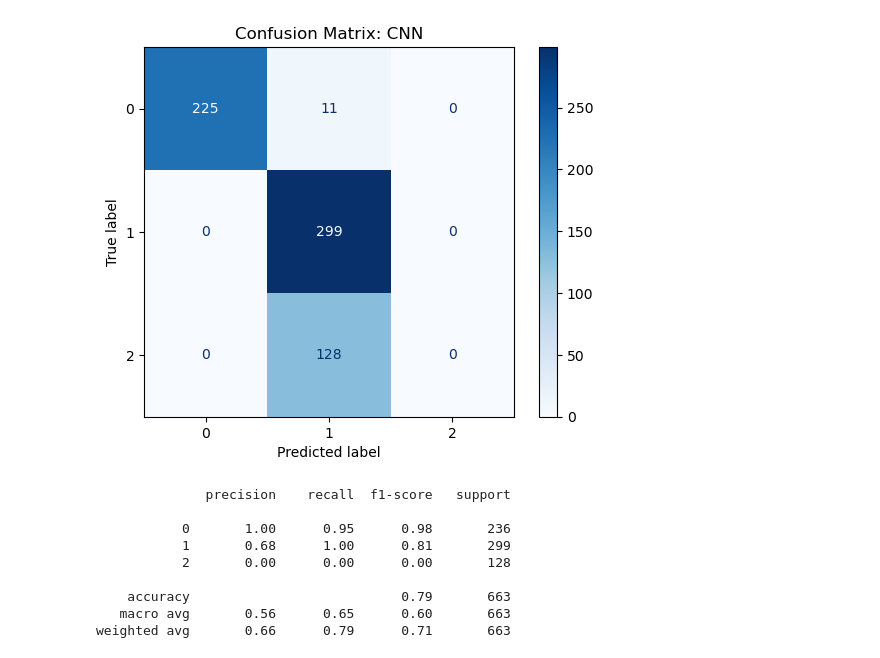
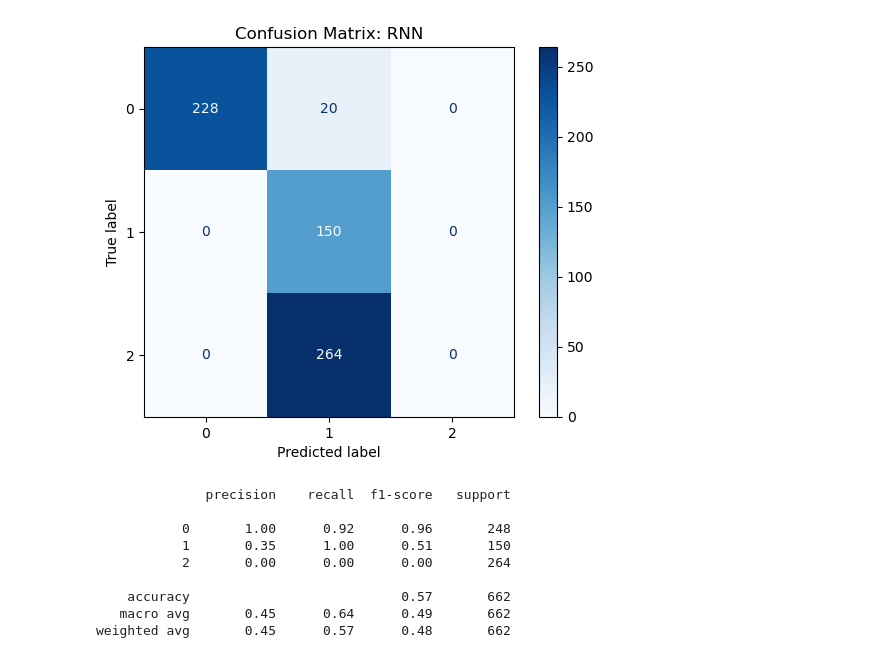
Before and after one commit to Jordan-18/PPL-CS-Prioritization-, a Jupyter notebook: rnn.hierarchical.ipynb, the cells around one changed output. Drawn from its saved outputs; the diff is of its cells as text; code cells hidden in the pictures.

```diff
--- a/rnn.hierarchical.ipynb
+++ b/rnn.hierarchical.ipynb
@@ -31,7 +24,7 @@ model = Sequential()
 model.add(LSTM(64, input_shape=(X_train.shape[1], 1)))
 model.add(Dense(1, activation='sigmoid'))
 # %%
-model.compile(loss='binary_crossentropy', optimizer='adam', metrics=['accuracy'])
+model.compile(loss='binary_crossentropy', optimizer='Adam', metrics=['accuracy'])
 
 model.fit(X_train, y_train, epochs=10, batch_size=32, validation_data=(X_test, y_test))
 
@@ -61,20 +54,20 @@ Accuracy:  [-11.878830909729004, 0.7903469204902649]
 # %%
 cm = confusion_matrix(y_test, y_pred)
 disp = ConfusionMatrixDisplay(confusion_matrix=cm)
 disp.plot(cmap='Blues', values_format='d')
-plt.title("Confusion Matrix: CNN")
+plt.title("Confusion Matrix: RNN")
 plt.show()
 # %% [output]
-[figure, old version]
+[figure, new version]
 # %%
 print(classification_report(y_test, y_pred))
 # %% [output]
               precision    recall  f1-score   support
 
-           0       1.00      0.95      0.98       236
-           1       0.68      1.00      0.81       299
-           2       0.00      0.00      0.00       128
+           0       1.00      0.92      0.96       248
+           1       0.35      1.00      0.51       150
+           2       0.00      0.00      0.00       264
 
-    accuracy                           0.79       663
-   macro avg       0.56      0.65      0.60       663
-weighted avg       0.66      0.79      0.71       663
+    accuracy                           0.57       662
+   macro avg       0.45      0.64      0.49       662
+weighted avg       0.45      0.57      0.48       662
```
Also changed, not shown: parts of 3 cells of this notebook, 25 other files.
